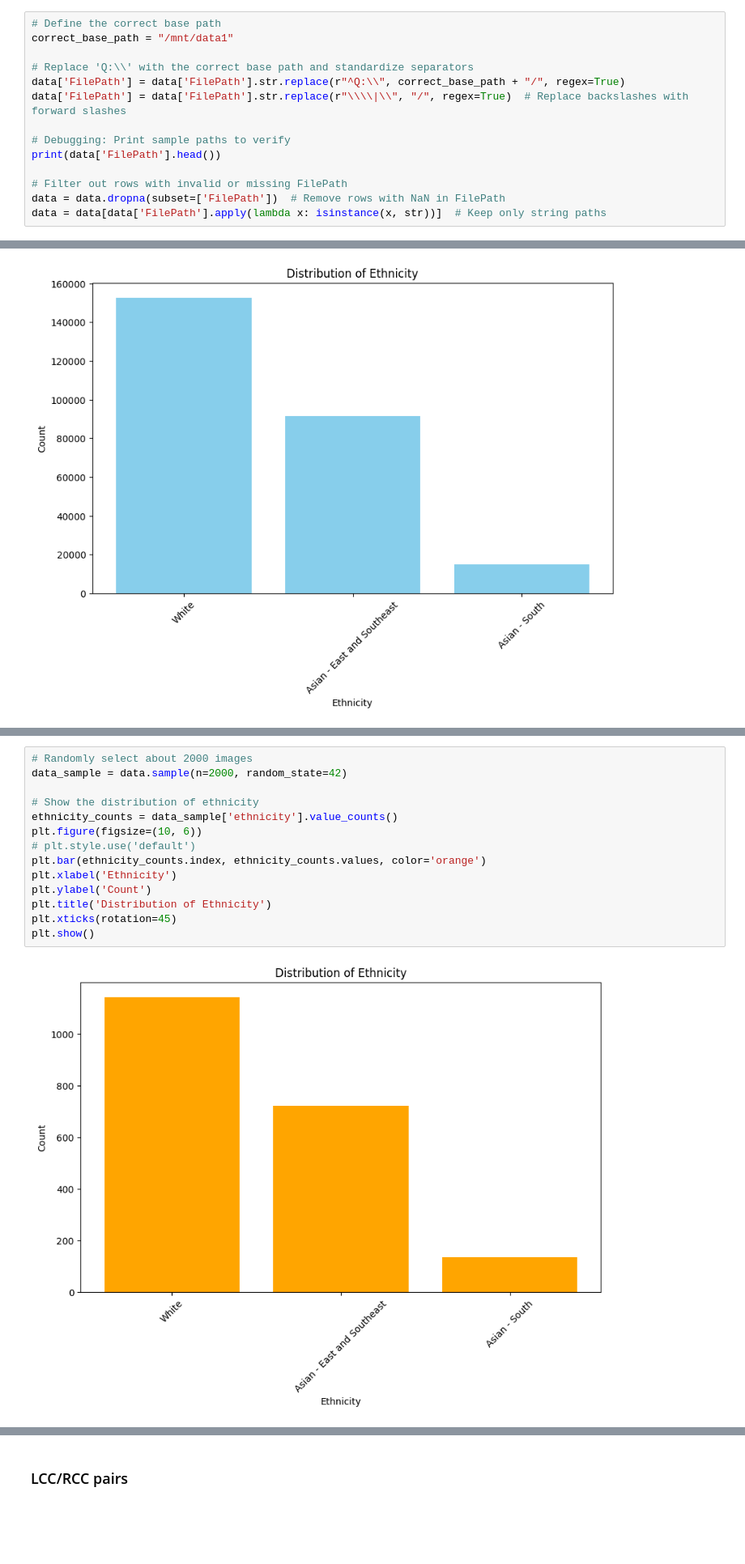
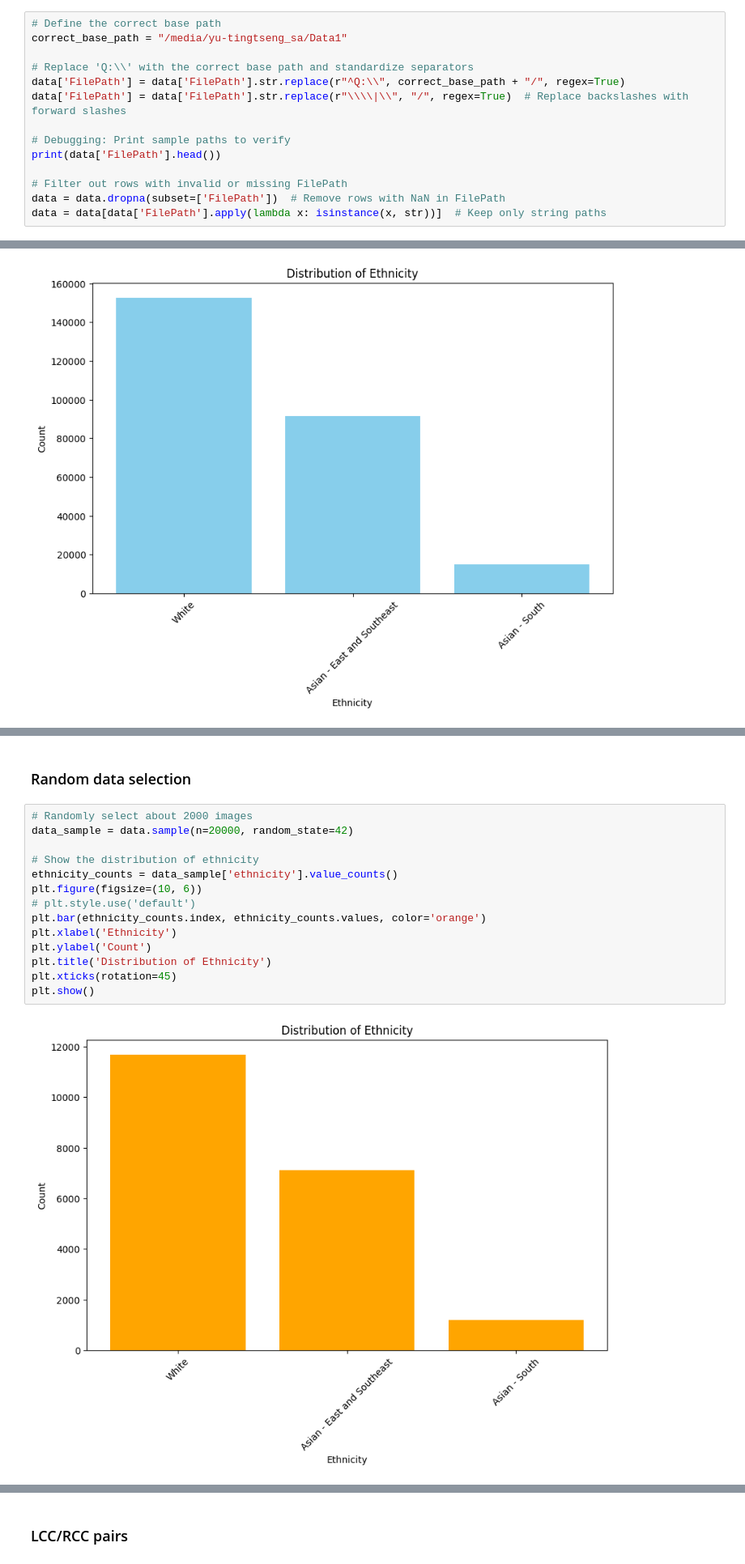
Before and after one commit to Ollivvt/AI-ethnicity-med-image, a Jupyter notebook: Mammo/Mammo_EfficientNetB0_sample1000_0115.ipynb, the cells around one changed output, grey strips where cells are left out. Shown at 81% size. Saved outputs shown, nothing was run; the diff lists cells and outputs as text; blank space fills up the shorter version.

```diff
--- a/Mammo/Mammo_EfficientNetB0_sample1000_0115.ipynb
+++ b/Mammo/Mammo_EfficientNetB0_sample1000_0115.ipynb
@@ -29,7 +30,7 @@ csv_path = '/home/yu-tingtseng_sa/GitHub/AI-ethnicity-med-image/data/Mammo/All_X
 data = pd.read_csv(csv_path, sep=',', quotechar='"', low_memory=False)
 # %%
 # Define the correct base path
-correct_base_path = "/mnt/data1"
+correct_base_path = "/media/yu-tingtseng_sa/Data1"
 
 # Replace 'Q:\\' with the correct base path and standardize separators
 data['FilePath'] = data['FilePath'].str.replace(r"^Q:\\", correct_base_path + "/", regex=True)
@@ -78,16 +105,18 @@ plt.show()
+# %% [markdown]
+### Random data selection
 # %%
 # Randomly select about 2000 images
-data_sample = data.sample(n=2000, random_state=42)
+data_sample = data.sample(n=20000, random_state=42)
 
 # Show the distribution of ethnicity
 ethnicity_counts = data_sample['ethnicity'].value_counts()
 plt.figure(figsize=(10, 6))
 # plt.style.use('default')
 plt.bar(ethnicity_counts.index, ethnicity_counts.values, color='orange')
 plt.xlabel('Ethnicity')
 plt.ylabel('Count')
 plt.title('Distribution of Ethnicity')
 plt.xticks(rotation=45)
 plt.show()
 # %% [output]
-[figure, old version]
+[figure, new version]
```
Also changed, not shown: parts of 15 cells of this notebook.
